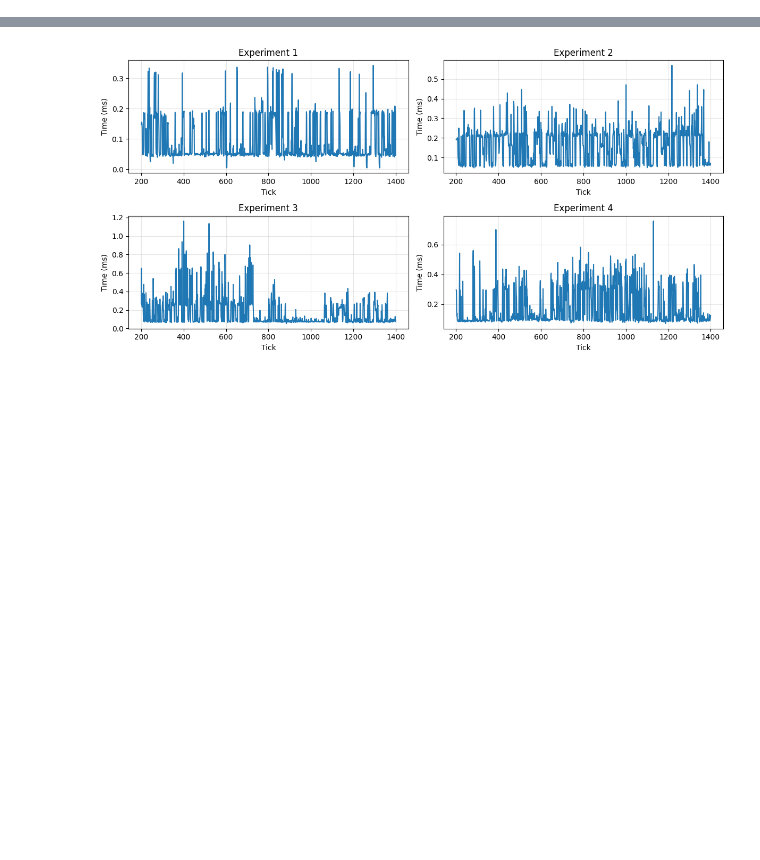
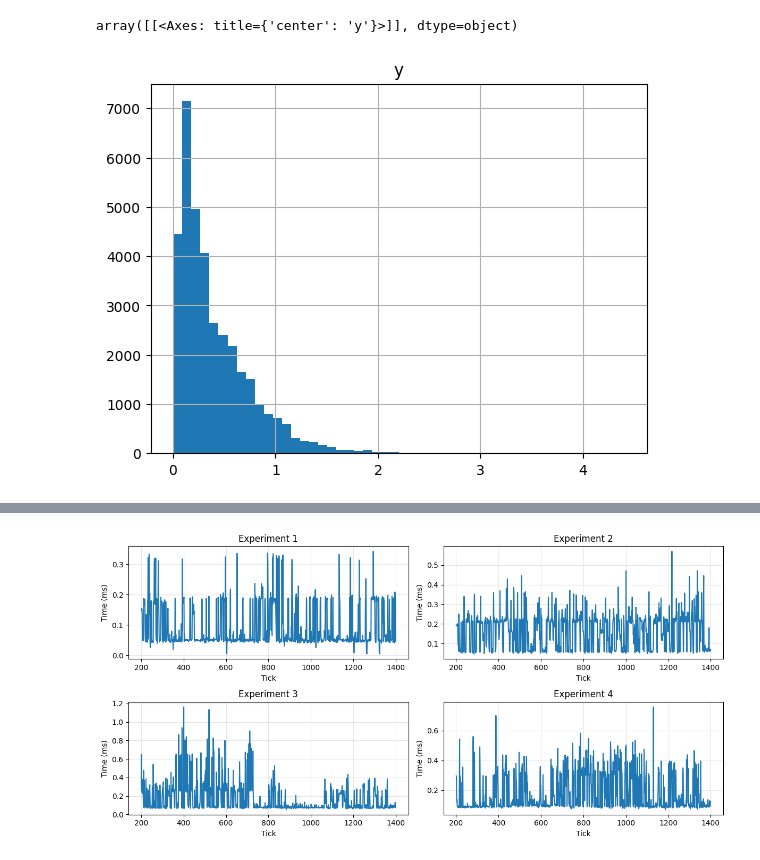
Before and after one commit to GDX64/rust-game, a Jupyter notebook: benchmarks/main.ipynb, the cells around one changed output, grey strips where cells are left out. Drawn from its saved outputs; the diff is of its cells as text; code cells hidden in the pictures; blank space fills up the shorter version.

```diff
--- a/benchmarks/main.ipynb
+++ b/benchmarks/main.ipynb
@@ -58,3 +58,8 @@ stats_df['ci'] = stats_df.apply(
 
 # Merge the data
 merged_df = stats_df.merge(experiments_info, left_index=True, right_on='id')
+# %%
+df.hist(column='y', bins=50)
+# %% [output]
+array([[<Axes: title={'center': 'y'}>]], dtype=object)
+[figure, added]
```
Also changed, not shown: parts of 1 cell of this notebook, 1 other file.
